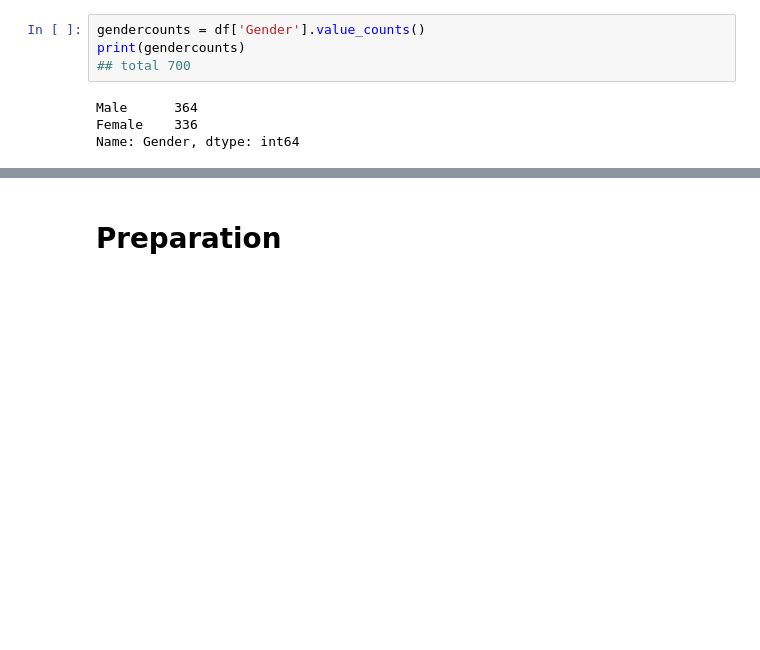
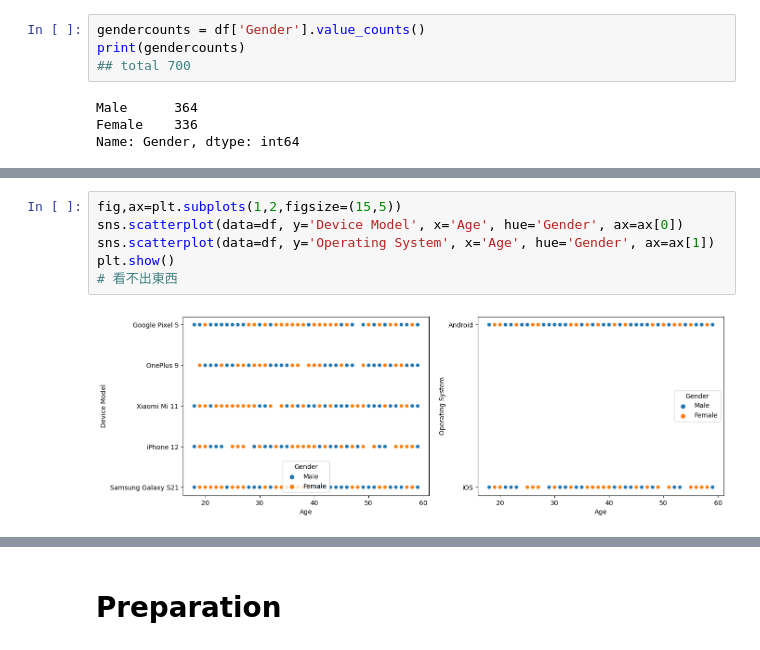
Before and after one commit to jimmy080823/Mobile-Device-Usage-and-User-Behavior-Dataset, a Jupyter notebook: hejim's test.ipynb, the cells around one changed output, grey strips where cells are left out. Cells and saved outputs as stored; diff of their text form; blank space fills up the shorter version.

```diff
--- a/hejim's test.ipynb
+++ b/hejim's test.ipynb
@@ -128,0 +152,8 @@ plt.show()
+# %%
+fig,ax=plt.subplots(1,2,figsize=(15,5))
+sns.scatterplot(data=df, y='Device Model', x='Age', hue='Gender', ax=ax[0])
+sns.scatterplot(data=df, y='Operating System', x='Age', hue='Gender', ax=ax[1])
+plt.show()
+# 看不出東西
+# %% [output]
+[figure, added]
```
Also changed, not shown: parts of 4 cells of this notebook.
